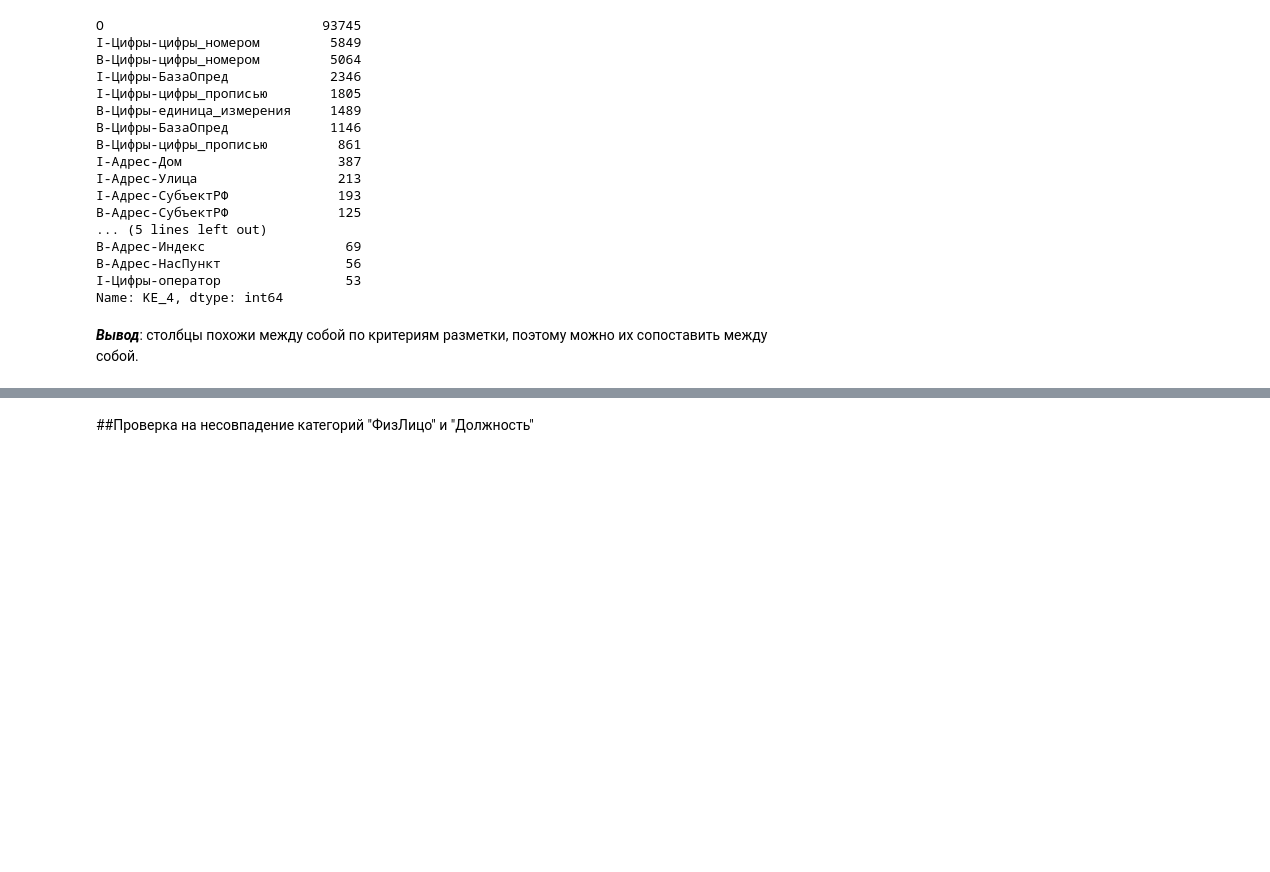
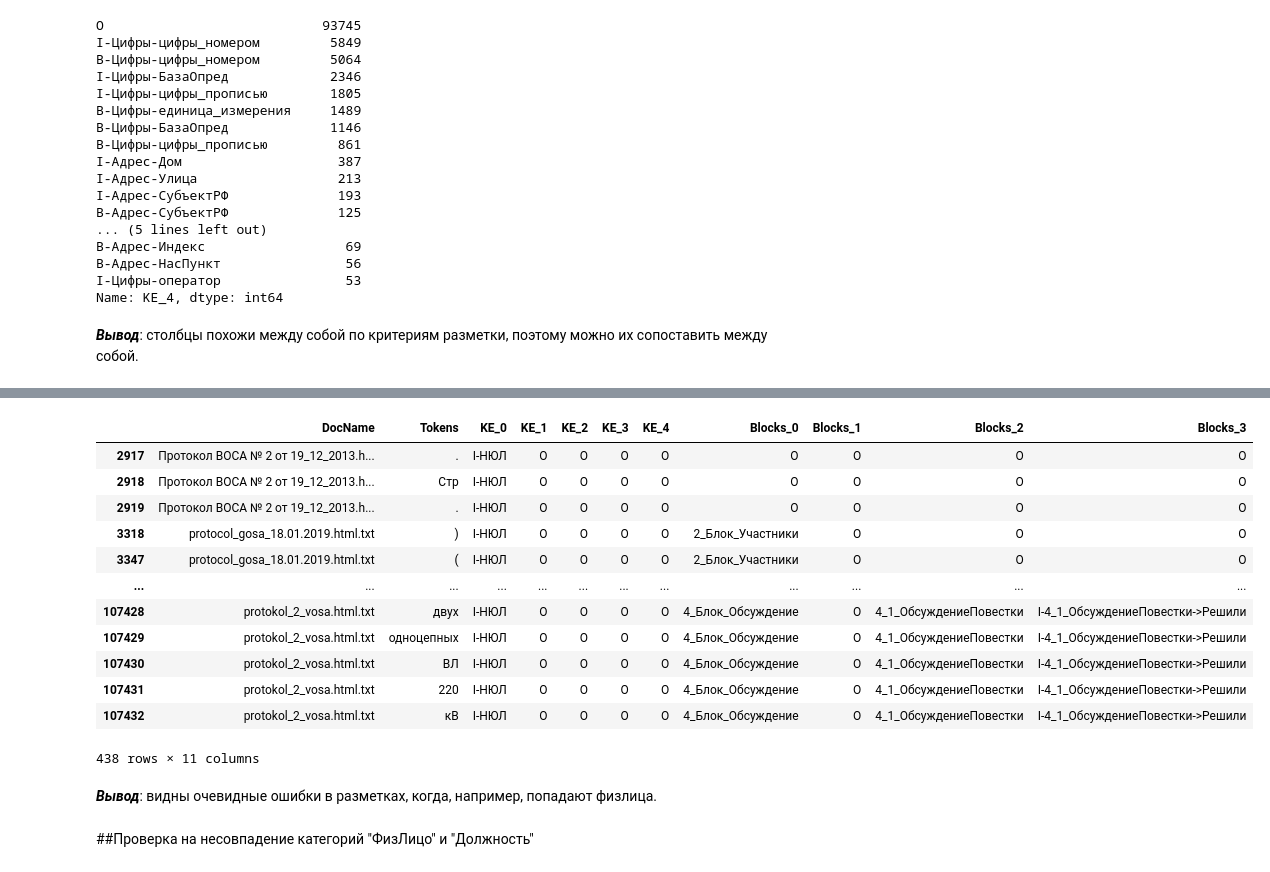
Before and after one commit to DDubrovina/3_Task, a Jupyter notebook: 3_Task.ipynb, the cells around one changed output, grey strips where cells are left out. Cells and saved outputs as stored; diff of their text form; code cells hidden in the pictures; blank space fills up the shorter version.

```diff
--- a/3_Task.ipynb
+++ b/3_Task.ipynb
@@ -253,3 +269,21 @@ Name: KE_4, dtype: int64
+# %%
+df[(~(df.KE_1.str.contains('НЮЛ'))) & (df.KE_0.str.contains('НЮЛ'))]
+# %% [output]
+|  | DocName | Tokens | KE_0 | KE_1 | KE_2 | KE_3 | KE_4 | Blocks_0 | Blocks_1 | Blocks_2 | Blocks_3 |
+| 2917 | Протокол ВОСА № 2 от 19_12_2013.h... | . | I-НЮЛ | O | O | O | O | O | O | O | O |
+| 2918 | Протокол ВОСА № 2 от 19_12_2013.h... | Стр | I-НЮЛ | O | O | O | O | O | O | O | O |
+| 2919 | Протокол ВОСА № 2 от 19_12_2013.h... | . | I-НЮЛ | O | O | O | O | O | O | O | O |
+| 3318 | protocol_gosa_18.01.2019.html.txt | ) | I-НЮЛ | O | O | O | O | 2_Блок_Участники | O | O | O |
+| 3347 | protocol_gosa_18.01.2019.html.txt | ( | I-НЮЛ | O | O | O | O | 2_Блок_Участники | O | O | O |
+| ... | ... | ... | ... | ... | ... | ... | ... | ... | ... | ... | ... |
+| 107428 | protokol_2_vosa.html.txt | двух | I-НЮЛ | O | O | O | O | 4_Блок_Обсуждение | O | 4_1_ОбсуждениеПовестки | I-4_1_ОбсуждениеПовестки->Решили |
+| 107429 | protokol_2_vosa.html.txt | одноцепных | I-НЮЛ | O | O | O | O | 4_Блок_Обсуждение | O | 4_1_ОбсуждениеПовестки | I-4_1_ОбсуждениеПовестки->Решили |
+| 107430 | protokol_2_vosa.html.txt | ВЛ | I-НЮЛ | O | O | O | O | 4_Блок_Обсуждение | O | 4_1_ОбсуждениеПовестки | I-4_1_ОбсуждениеПовестки->Решили |
+| 107431 | protokol_2_vosa.html.txt | 220 | I-НЮЛ | O | O | O | O | 4_Блок_Обсуждение | O | 4_1_ОбсуждениеПовестки | I-4_1_ОбсуждениеПовестки->Решили |
+| 107432 | protokol_2_vosa.html.txt | кВ | I-НЮЛ | O | O | O | O | 4_Блок_Обсуждение | O | 4_1_ОбсуждениеПовестки | I-4_1_ОбсуждениеПовестки->Решили |
+438 rows × 11 columns
+# %% [markdown]
+***Вывод***: видны очевидные ошибки в разметках, когда, например, попадают физлица.
 # %% [markdown]
 ##Проверка на несовпадение категорий "ФизЛицо" и "Должность"
 # %%
```
Also changed, not shown: parts of 6 cells of this notebook.
